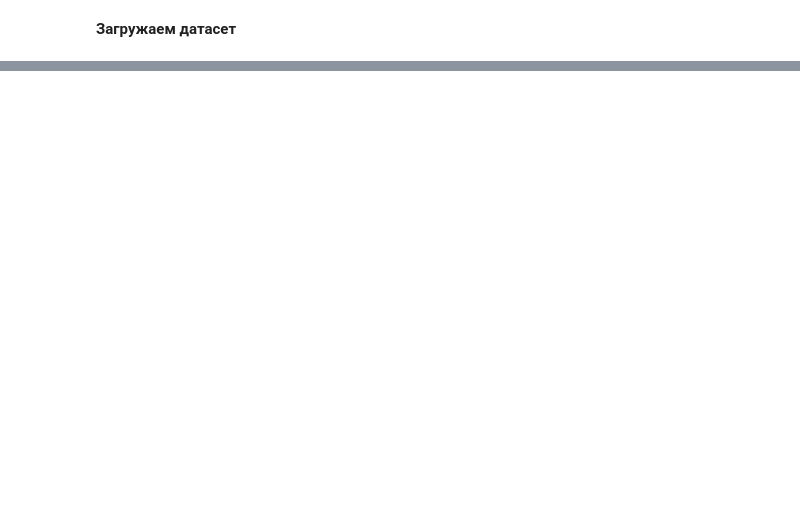
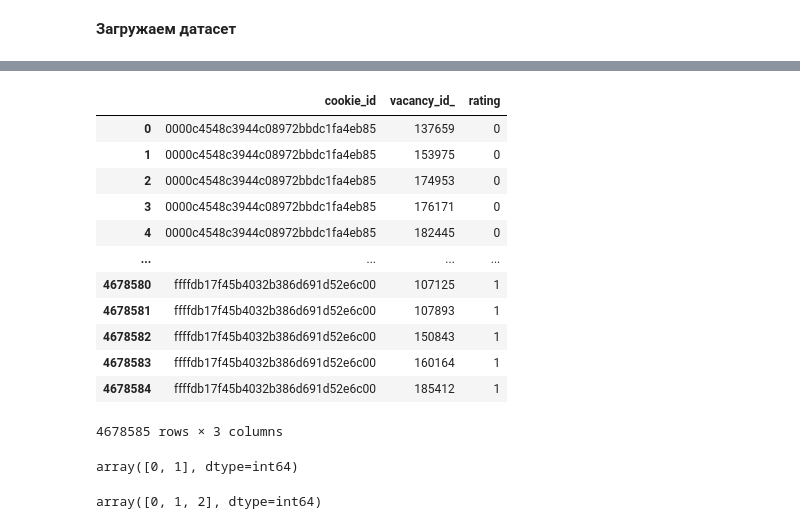
Before and after one commit to YurezSml/Hakaton2022, a Jupyter notebook: Model_RabotaRU.ipynb, the cells around one changed output, grey strips where cells are left out. Cells and saved outputs as stored; diff of their text form; code cells hidden in the pictures; blank space fills up the shorter version.

```diff
--- a/Model_RabotaRU.ipynb
+++ b/Model_RabotaRU.ipynb
@@ -133,0 +202,19 @@ get_recommendations(user_id_list_test_list, svd, number_of_vacancies=3)
+# %%
+# Готовим датафрейм для обучения модели:
+
+train_matrix = train_df.groupby(['cookie_id', 'vacancy_id_'], as_index=False)['rating'].sum()
+train_matrix
+# %% [output]
+|  | cookie_id | vacancy_id_ | rating |
+| 0 | 0000c4548c3944c08972bbdc1fa4eb85 | 137659 | 0 |
+| 1 | 0000c4548c3944c08972bbdc1fa4eb85 | 153975 | 0 |
+| 2 | 0000c4548c3944c08972bbdc1fa4eb85 | 174953 | 0 |
+| 3 | 0000c4548c3944c08972bbdc1fa4eb85 | 176171 | 0 |
+| 4 | 0000c4548c3944c08972bbdc1fa4eb85 | 182445 | 0 |
+| ... | ... | ... | ... |
+| 4678580 | ffffdb17f45b4032b386d691d52e6c00 | 107125 | 1 |
+| 4678581 | ffffdb17f45b4032b386d691d52e6c00 | 107893 | 1 |
+| 4678582 | ffffdb17f45b4032b386d691d52e6c00 | 150843 | 1 |
+| 4678583 | ffffdb17f45b4032b386d691d52e6c00 | 160164 | 1 |
+| 4678584 | ffffdb17f45b4032b386d691d52e6c00 | 185412 | 1 |
+4678585 rows × 3 columns
@@ -133,0 +229,28 @@ get_recommendations(user_id_list_test_list, svd, number_of_vacancies=3)
+# %%
+# Создаем рейтинг
+# Принципы построения
+# 1. rating >= 1 - rating = 1
+# 2. rating = 0 - оставляем без изменения
+
+rating_threshold = 1
+
+train_matrix_0_1 = train_matrix.copy()
+train_matrix_0_1['rating'] = train_matrix_0_1['rating'].apply(create_rating, threshold = rating_threshold)
+train_matrix_0_1
+train_matrix_0_1['rating'].unique()
+# %% [output]
+array([0, 1], dtype=int64)
+# %%
+# Создаем рейтинг
+# Принципы построения
+# 1. rating >= 2 (2 и больше целевых действия у пользователя) - rating = 2
+# 2. rating = 1 и rating = 0 - оставляем без изменения
+
+rating_threshold = 2
+
+train_matrix_0_2 = train_matrix.copy()
+train_matrix_0_2['rating'] = train_matrix_0_2['rating'].apply(create_rating, threshold = rating_threshold)
+train_matrix_0_2
+train_matrix_0_2['rating'].unique()
+# %% [output]
+array([0, 1, 2], dtype=int64)
```
Also changed, not shown: parts of 36 cells of this notebook.
